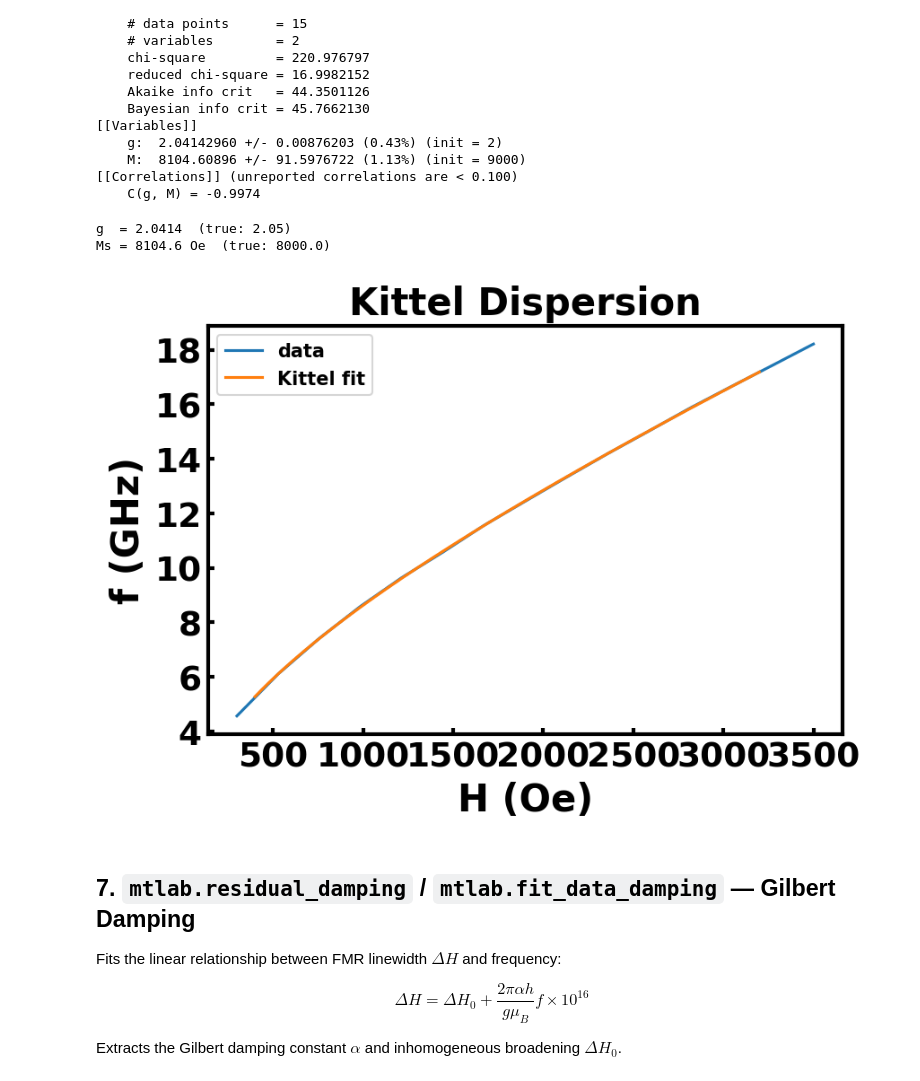
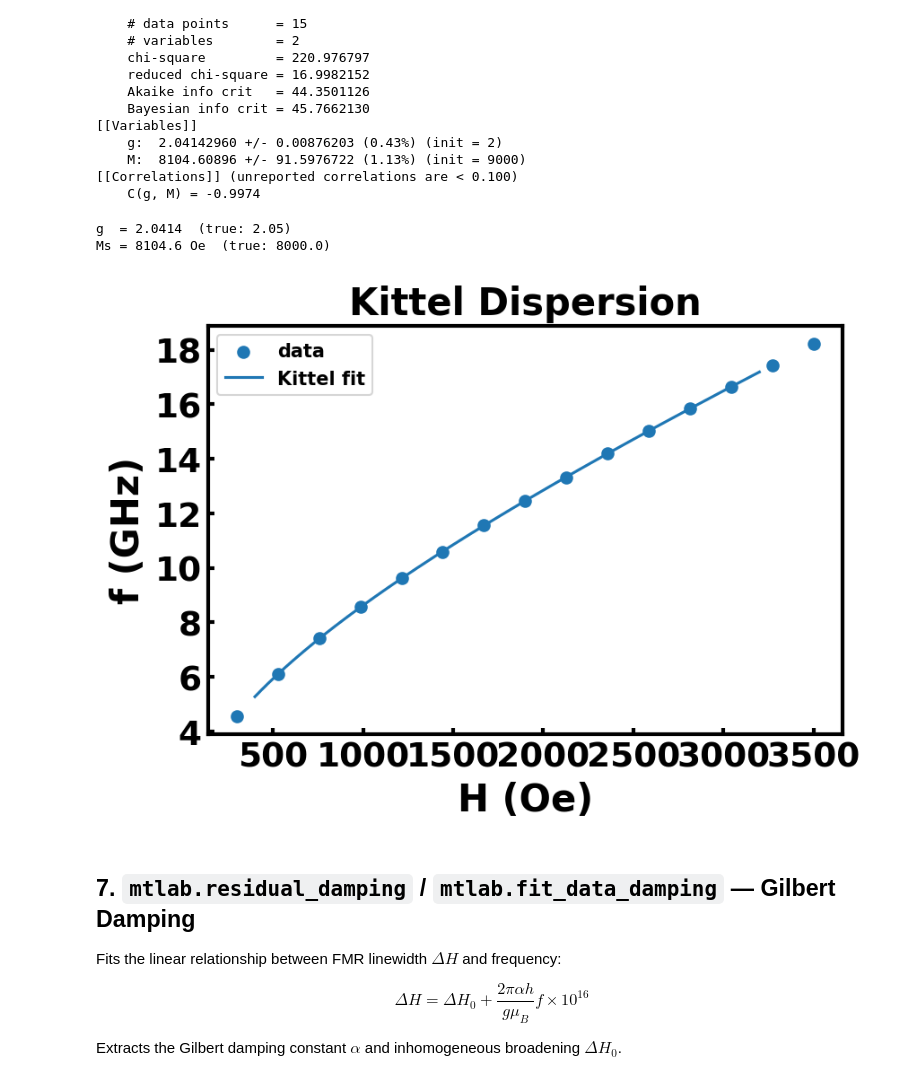
Before and after one commit to ttt50966/mtlab, a Jupyter notebook: example_usage.ipynb, the cells around one changed output. Saved outputs shown, nothing was run; the diff lists cells and outputs as text; code cells hidden in the pictures.

Commit message:
feat: add scatter type support to mtlab.plot, use for Kittel/damping data points
Co-Authored-By: Claude Sonnet 4.6 <noreply@anthropic.com>

```diff
--- a/example_usage.ipynb
+++ b/example_usage.ipynb
@@ -250,20 +250,20 @@ print(lmfit.fit_report(out_k))
 # %%
 H_dense = np.linspace(400, 3200, 300)
 f_fit = mtlab.fit_data_kittel(out_k.params, H_dense)
 
 kittel_lines = [
-    {'x': H_points, 'y': f_points, 'label': 'data'},
+    {'x': H_points, 'y': f_points, 'label': 'data', 'type': 'scatter'},
     {'x': H_dense,  'y': f_fit,    'label': 'Kittel fit'},
 ]
 mtlab.plot(kittel_lines, dpiValue=150, title='Kittel Dispersion',
            xlabel='H (Oe)', ylabel='f (GHz)', saveFig=False)
 
 print(f'g  = {out_k.params["g"].value:.4f}  (true: {g_true})')
 print(f'Ms = {out_k.params["M"].value:.1f} Oe  (true: {M_true})')
 # %% [output]
 g  = 2.0414  (true: 2.05)
 Ms = 8104.6 Oe  (true: 8000.0)
-[figure, old version]
+[figure, new version]
 # %% [markdown]
 ## 7. `mtlab.residual_damping` / `mtlab.fit_data_damping` — Gilbert Damping
 
```
Also changed, not shown: parts of 1 cell of this notebook, 1 other file.
